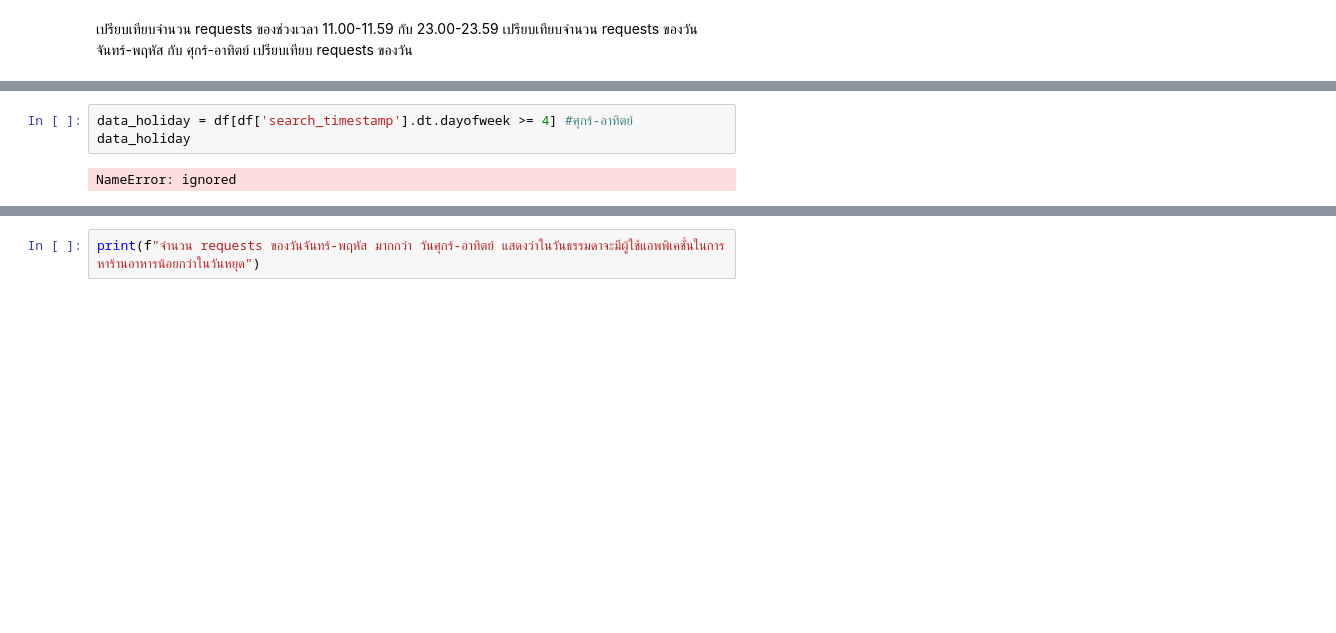
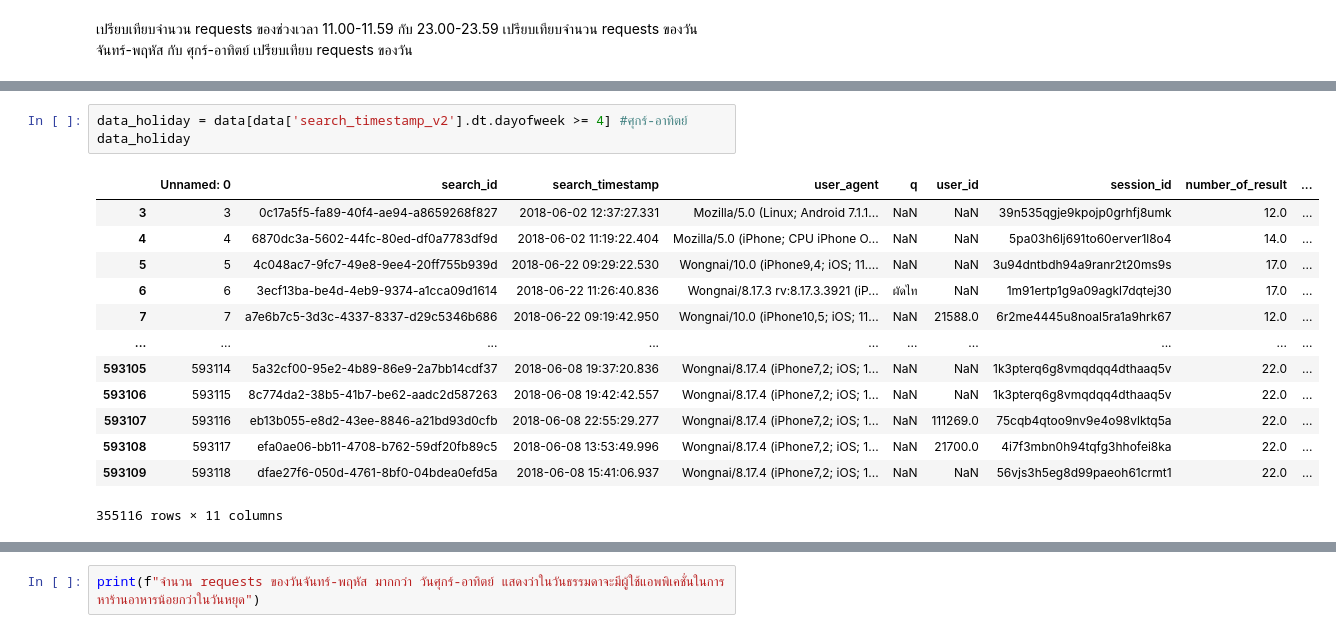
Before and after one commit to Yaninns/data_viz, a Jupyter notebook: Quiz5.ipynb, the cells around one changed output, grey strips where cells are left out. Drawn from its saved outputs; the diff is of its cells as text; blank space fills up the shorter version.

```diff
--- a/Quiz5.ipynb
+++ b/Quiz5.ipynb
@@ -117,8 +124,20 @@ AttributeError: ignored
 # %%
-data_holiday = df[df['search_timestamp'].dt.dayofweek >= 4] #ศุกร์-อาทิตย์
+data_holiday = data[data['search_timestamp_v2'].dt.dayofweek >= 4] #ศุกร์-อาทิตย์
 data_holiday
 # %% [output]
+|  | Unnamed: 0 | search_id | search_timestamp | user_agent | q | user_id | session_id | number_of_result | ... |
+| 3 | 3 | 0c17a5f5-fa89-40f4-ae94-a8659268f827 | 2018-06-02 12:37:27.331 | Mozilla/5.0 (Linux; Android 7.1.1... | NaN | NaN | 39n535qgje9kpojp0grhfj8umk | 12.0 | ... |
+| 4 | 4 | 6870dc3a-5602-44fc-80ed-df0a7783df9d | 2018-06-02 11:19:22.404 | Mozilla/5.0 (iPhone; CPU iPhone O... | NaN | NaN | 5pa03h6lj691to60erver1l8o4 | 14.0 | ... |
+| 5 | 5 | 4c048ac7-9fc7-49e8-9ee4-20ff755b939d | 2018-06-22 09:29:22.530 | Wongnai/10.0 (iPhone9,4; iOS; 11.... | NaN | NaN | 3u94dntbdh94a9ranr2t20ms9s | 17.0 | ... |
+| 6 | 6 | 3ecf13ba-be4d-4eb9-9374-a1cca09d1614 | 2018-06-22 11:26:40.836 | Wongnai/8.17.3 rv:8.17.3.3921 (iP... | ผัดไท | NaN | 1m91ertp1g9a09agkl7dqtej30 | 17.0 | ... |
+| 7 | 7 | a7e6b7c5-3d3c-4337-8337-d29c5346b686 | 2018-06-22 09:19:42.950 | Wongnai/10.0 (iPhone10,5; iOS; 11... | NaN | 21588.0 | 6r2me4445u8noal5ra1a9hrk67 | 12.0 | ... |
+| ... | ... | ... | ... | ... | ... | ... | ... | ... | ... |
+| 593105 | 593114 | 5a32cf00-95e2-4b89-86e9-2a7bb14cdf37 | 2018-06-08 19:37:20.836 | Wongnai/8.17.4 (iPhone7,2; iOS; 1... | NaN | NaN | 1k3pterq6g8vmqdqq4dthaaq5v | 22.0 | ... |
+| 593106 | 593115 | 8c774da2-38b5-41b7-be62-aadc2d587263 | 2018-06-08 19:42:42.557 | Wongnai/8.17.4 (iPhone7,2; iOS; 1... | NaN | NaN | 1k3pterq6g8vmqdqq4dthaaq5v | 22.0 | ... |
+| 593107 | 593116 | eb13b055-e8d2-43ee-8846-a21bd93d0cfb | 2018-06-08 22:55:29.277 | Wongnai/8.17.4 (iPhone7,2; iOS; 1... | NaN | 111269.0 | 75cqb4qtoo9nv9e4o98vlktq5a | 22.0 | ... |
+| 593108 | 593117 | efa0ae06-bb11-4708-b762-59df20fb89c5 | 2018-06-08 13:53:49.996 | Wongnai/8.17.4 (iPhone7,2; iOS; 1... | NaN | 21700.0 | 4i7f3mbn0h94tqfg3hhofei8ka | 22.0 | ... |
+| 593109 | 593118 | dfae27f6-050d-4761-8bf0-04bdea0efd5a | 2018-06-08 15:41:06.937 | Wongnai/8.17.4 (iPhone7,2; iOS; 1... | NaN | NaN | 56vjs3h5eg8d99paeoh61crmt1 | 22.0 | ... |
-NameError: ignored
+355116 rows × 11 columns
 # %%
 compare_day = data_weekday['Unnamed: 0'].sum() < data_holiday['Unnamed: 0'].sum()
 compare_day
```
Also changed, not shown: parts of 7 cells of this notebook.
